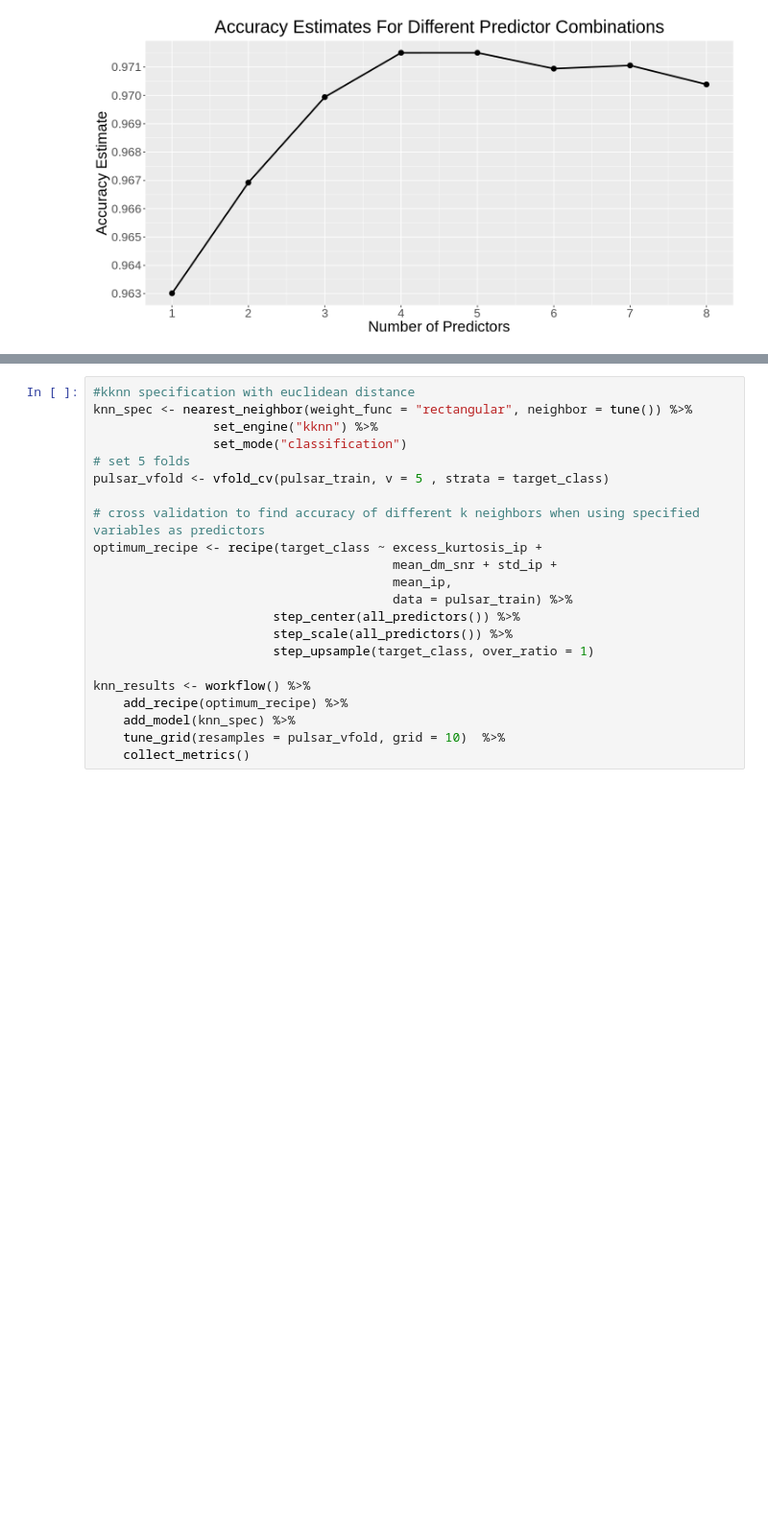
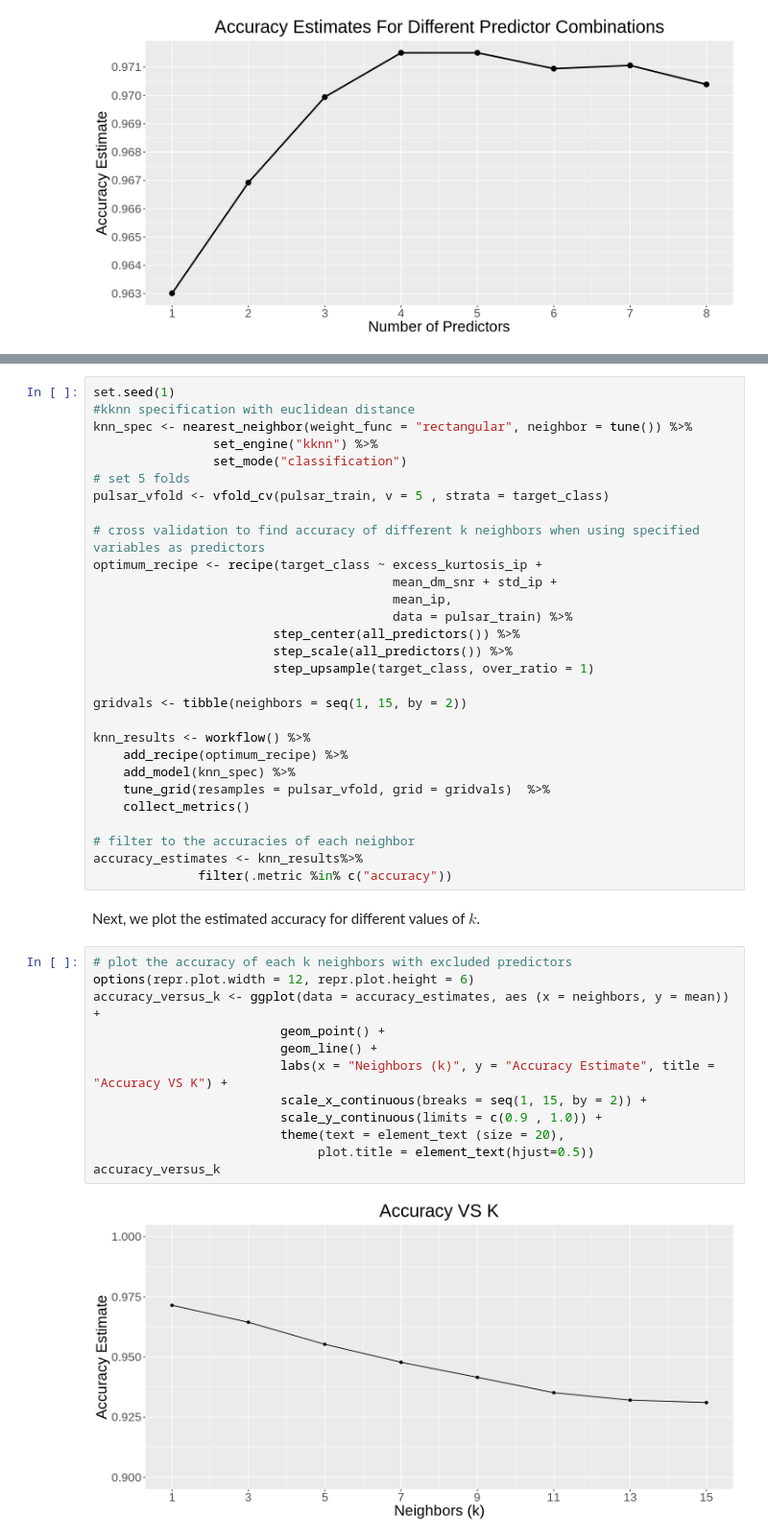
Before and after one commit to tccw/dsci100-group-project, a Jupyter notebook: group_report_pulsars.ipynb, the cells around one changed output, grey strips where cells are left out. Shown at 96% size. Cells and saved outputs as stored; diff of their text form; blank space fills up the shorter version.

Commit message:
update figures and interp

```diff
--- a/group_report_pulsars.ipynb
+++ b/group_report_pulsars.ipynb
@@ -343,4 +337,5 @@ Next, we conduct another v-fold cross-validation using our optimum predictors `t
 # %%
+set.seed(1)
 #kknn specification with euclidean distance
 knn_spec <- nearest_neighbor(weight_func = "rectangular", neighbor = tune()) %>%
                 set_engine("kknn") %>%
@@ -357,8 +352,30 @@ optimum_recipe <- recipe(target_class ~ excess_kurtosis_ip +
                         step_scale(all_predictors()) %>%
                         step_upsample(target_class, over_ratio = 1)
 
+gridvals <- tibble(neighbors = seq(1, 15, by = 2))
+
 knn_results <- workflow() %>%
     add_recipe(optimum_recipe) %>%
     add_model(knn_spec) %>%
-    tune_grid(resamples = pulsar_vfold, grid = 10)  %>%
+    tune_grid(resamples = pulsar_vfold, grid = gridvals)  %>%
     collect_metrics()
+
+# filter to the accuracies of each neighbor
+accuracy_estimates <- knn_results%>%
+              filter(.metric %in% c("accuracy"))
+# %% [markdown]
+Next, we plot the estimated accuracy for different values of $k$.
+# %%
+# plot the accuracy of each k neighbors with excluded predictors
+options(repr.plot.width = 12, repr.plot.height = 6)
+accuracy_versus_k <- ggplot(data = accuracy_estimates, aes (x = neighbors, y = mean)) +
+                         geom_point() +
+                         geom_line() +
+                         labs(x = "Neighbors (k)", y = "Accuracy Estimate", title = "Accuracy VS K") +
+                         scale_x_continuous(breaks = seq(1, 15, by = 2)) +
+                         scale_y_continuous(limits = c(0.9 , 1.0)) +
+                         theme(text = element_text (size = 20),
+                              plot.title = element_text(hjust=0.5))
+accuracy_versus_k
+# %% [output]
+[figure, added]
```
Also changed, not shown: parts of 17 cells of this notebook.
